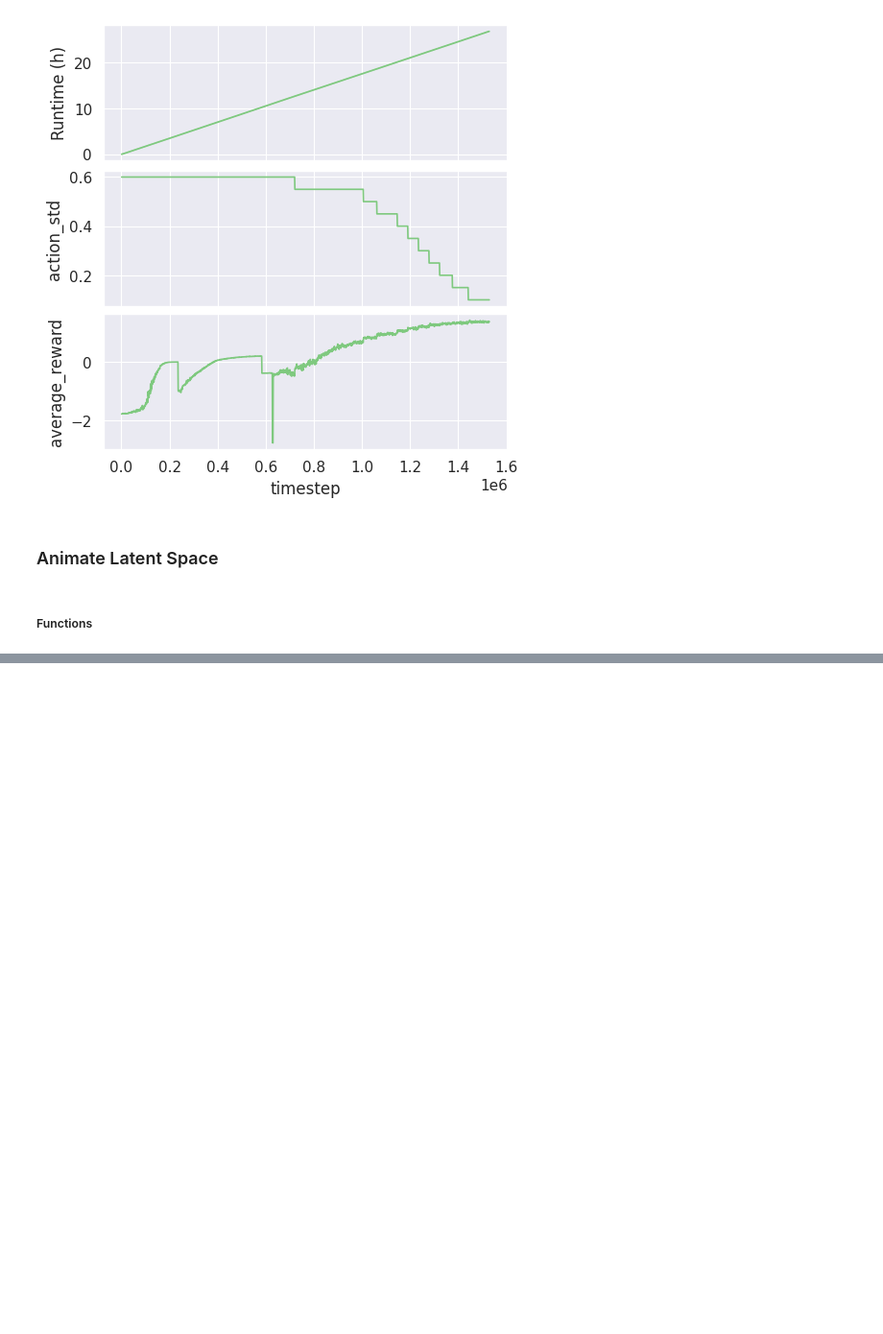
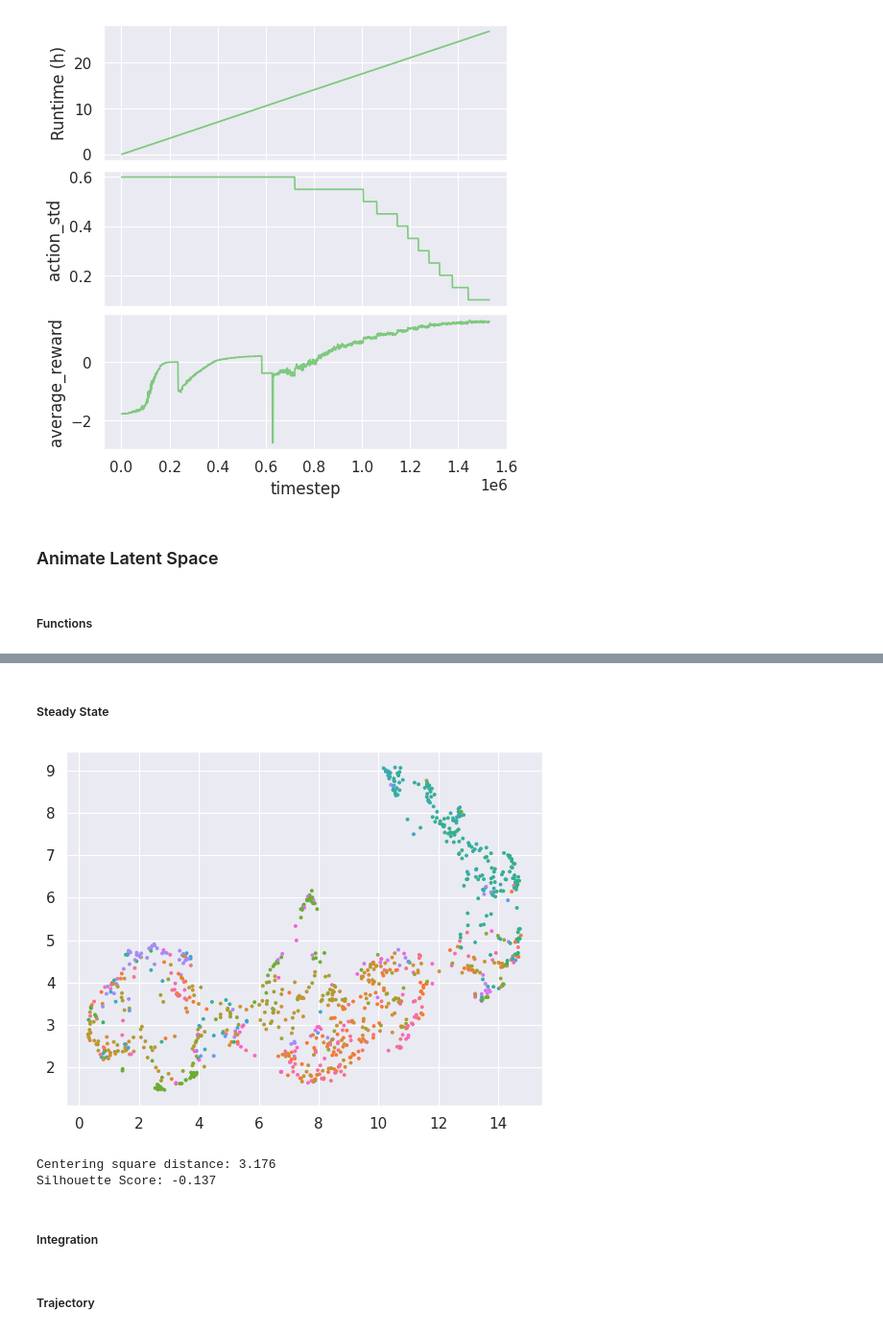
Before and after one commit to Oafish1/CellTRIP, a Jupyter notebook: examples/analysis.ipynb, the cells around one changed output, grey strips where cells are left out. Shown at 96% size. Drawn from its saved outputs; the diff is of its cells as text; code cells hidden in the pictures; blank space fills up the shorter version.

```diff
--- a/examples/analysis.ipynb
+++ b/examples/analysis.ipynb
@@ -48,10 +49,10 @@ PALETTE = 'husl'
 # %%
 # Animation parameters
 generalize = True
-num_nodes_max = 1_000
-MAX_BATCH = 100
+num_nodes_max = 2_000
+MAX_BATCH = 10
 MAX_NODES = None
-run_id = 'g8ex944e'  # BC: g8ex944e,
+run_id = 'g8ex944e'  # BC: g8ex944e, scG: v8q9fmme
 # %% [markdown]
 ### Load Files
 # %%
@@ -420,44 +469,65 @@ c = np.unique(types[0].flatten(), return_inverse=True)[1]  # TODO: Extend to non
+# %% [markdown]
+##### Steady State
+# %%
+# Reproducibility
+torch.manual_seed(seed)
+
+# Get steady-state
+env.reset()
+print(f'Total Steps: {integration_steps}')
+for i in range(integration_steps):
+    print(f'Processing: {i+1}', end='\r')
+    env_step(policy, env)
+print()
+pos, vel = env.pos.detach().clone(), env.vel.detach().clone()
 # %%
 %matplotlib inline
 
-# Reproducibility
-torch.manual_seed(seed)
-
-# Get steady-state
-env.reset()
-print(f'Total Steps: {max_steps}')
-for i in range(max_steps):
-    env_step(policy, env)
-    print(f'Processed: {i+1}', end='\r')
-print()
-pos, vel = env.pos.detach().clone(), env.vel.detach().clone()
-
 # Make UMAP based on steady-state
 if transform_type == 'UMAP':
+    import umap
     ss_trans = umap.UMAP(
         n_components=transform_dim,
-        n_neighbors=500,
+        n_neighbors=15,
         min_dist=.1,
         # metric='manhattan',
         n_jobs=1,
         random_state=seed,
     ).fit(pos.cpu())
+    transform = lambda x: torch.tensor(ss_trans.transform(x))
+elif transform_type == 'PCA':
+    import sklearn.decomposition
+    ss_trans = sklearn.decomposition.PCA(n_components=transform_dim).fit(pos.cpu())
     transform = lambda x: torch.tensor(ss_trans.transform(x))
 else:
     if transform_type is not None: print(f'Transformation type "{transform_type}" unknown, defaulting to `None`')
     transform = None
 
 # Show steady state
 fig = plt.figure()
 if transform_dim < 3: projection = None
 elif transform_dim == 3: projection = '3d'
 else: print(f'Unkown dim "{transform_dim}" found, plotting may fail')
 ax = fig.add_subplot(111, projection=projection)
 transformed_data = pos.cpu()
 if transform is not None: transformed_data = transform(transformed_data)
 transformed_data = transformed_data[:, :transform_dim].T
-ax.scatter(*transformed_data, c=[sns.color_palette(PALETTE, c.max()+1).as_hex()[i] for i in c])
+ax.scatter(*transformed_data, c=[sns.color_palette(PALETTE, c.max()+1).as_hex()[i] for i in c], s=s)
 plt.show()
+# %% [output]
+[figure, added]
+# %%
+# Center distance
+print(f'Centering square distance: {pos.mean(dim=0).square().sum().cpu().item():.3f}')
+
+# Silhouette score
+silhouette_score = sklearn.metrics.silhouette_score(pos.cpu(), types[0])
+print(f'Silhouette Score: {silhouette_score:.3f}')
+# %% [output]
+Centering square distance: 3.176
+Silhouette Score: -0.137
+# %% [markdown]
+##### Integration
 # %%
 %matplotlib agg
 
@@ -486,0 +553,2 @@ print(f'Centering square distance: {pos.mean(dim=0).square().sum().cpu().item():
+# %% [markdown]
+##### Trajectory
```
Also changed, not shown: parts of 12 cells of this notebook, 10 other files.
